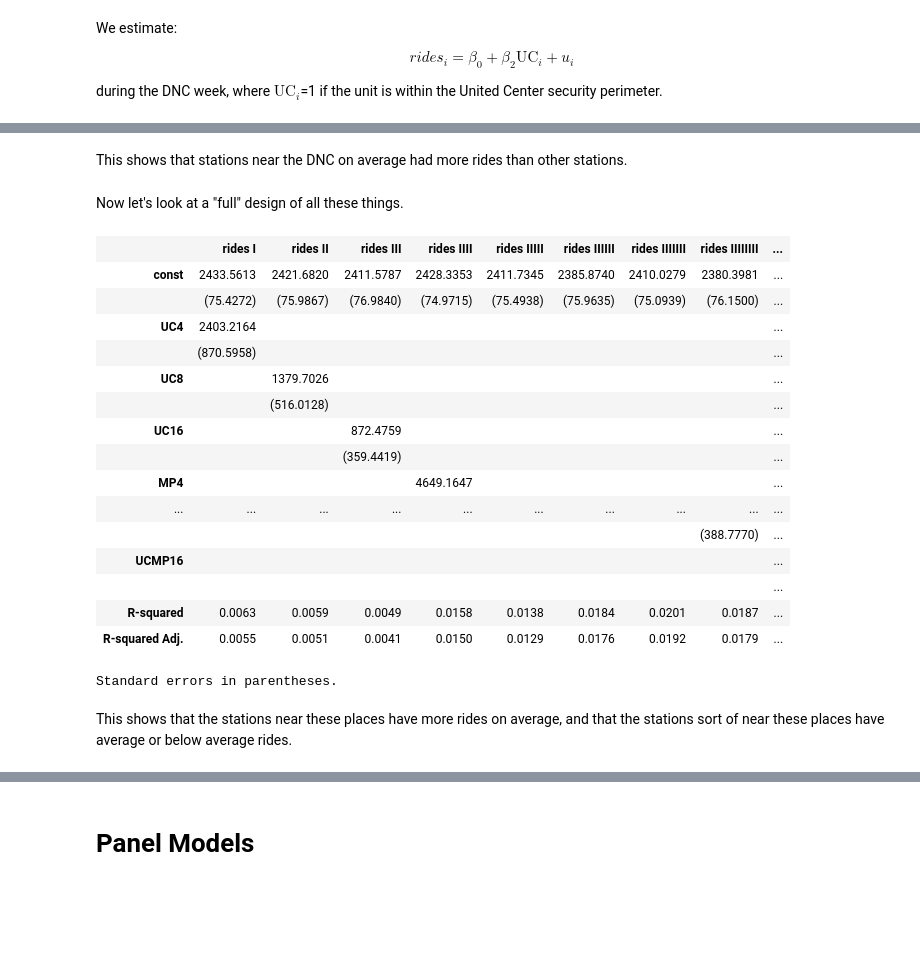
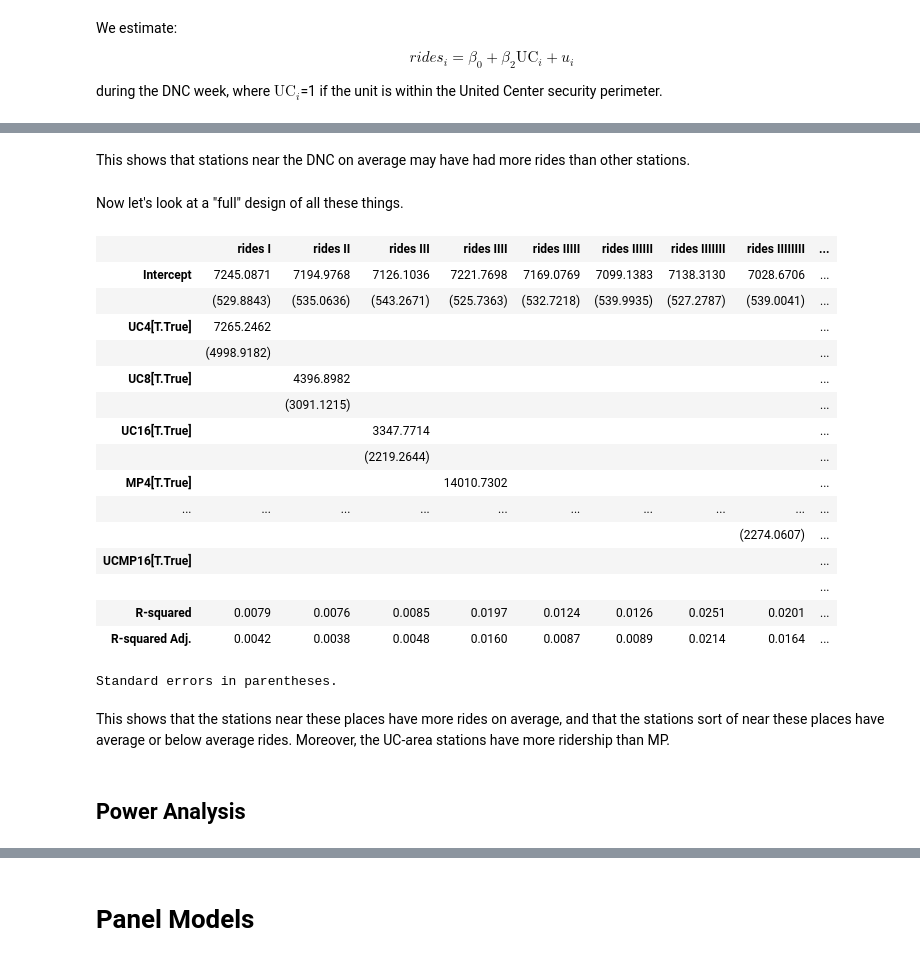
Before and after one commit to eric-mc2/DNCTransit, a Jupyter notebook: panel.ipynb, the cells around one changed output, grey strips where cells are left out. Drawn from its saved outputs; the diff is of its cells as text; code cells hidden in the pictures; blank space fills up the shorter version.

Commit message:
more modeling

```diff
--- a/panel.ipynb
+++ b/panel.ipynb
@@ -403,7 +419,7 @@ bus_stops = bus_stops.pipe(code_buffers, mp_building, "mp", [400,800,1600])
 # %%
 # We only have ridership by bus route, not bus stop, so to aggregate stops to routes,
 # we'll compute the mean number of stops within the buffer per route.
-buffer_cols = ['uc_400','uc_800','uc_1600','mp_400','mp_800','mp_1600']
+buffer_cols = ['uc_400','uc_800','uc_1600','mp_400','mp_800','mp_1600','airport']
 bus_stops_uc = bus_stops.groupby('route',as_index=False)[buffer_cols].mean()
 bus_routes = bus_routes.merge(bus_stops_uc, how='left')
 # %% [markdown]
@@ -421,0 +427,11 @@ transit_panel['uid'] = transit_panel['transit'].str.cat(transit_panel['id'].asty
+# %%
+def combine_panels(bus=None, train=None, bike=None):
+    if bus is not None:
+        bus = bus.rename(columns={'route':'id'}).assign(transit='bus', tid="bus_"+bus['route'].astype(str))
+    if train is not None:
+        train = train.rename(columns={'map_id':'id'}).assign(transit='train', tid="train_"+train['map_id'].astype(str))
+    if bike is not None:
+        bike = bike.rename(columns={'station_id':'id'}).assign(transit='bike', tid="bike_"+bike['station_id'].astype(str))
+    panel = pd.concat(filter(lambda x: x is not None and not x.empty, [bus,train,bike]), ignore_index=True, join='inner')
+    panel = panel.drop(columns=['geometry'])
+    return panel
@@ -470,6 +487,7 @@ Note now we have an error term because we are allowing variation across units.
 def get_rides_panel(ctl_start, ctl_end, trt_start, trt_end):
     where_date = f"""(('{trt_start}' <= date) AND (date <= '{trt_end}'))
                 OR (('{ctl_start}' <= date) AND (date <= '{ctl_end}'))"""
+
     train_rides = soda_get_all(L_RIDERSHIP_TABLE,
                             select="station_id,date,daytype,rides",
                             where=where_date) \
@@ -480,16 +498,15 @@ def get_rides_panel(ctl_start, ctl_end, trt_start, trt_end):
                             where=where_date) \
                 .merge(bus_routes, on='route')
 
-    # bike_rides = s3_bike_trips(CONTROL_START.year,
+    # bike_rides = s3_bike_trips(control_start.year,
     #                         datetime.strptime(DNC_END, YMD).year) \
     #             .pipe(agg_bike_trips)
 
     # TODO! Add bike rides
     # bike_rides = bike_rides.merge(bike_stations, on='station_id')
-    rides = pd.concat([bus_rides, train_rides], ignore_index=True, join='inner')
-    rides = rides.drop(columns=['daytype','geometry'])
 
+    rides = combine_panels(bus_rides, train_rides, None)
     rides['DNC'] = (trt_start <= rides['date']) & (rides['date'] <= trt_end)
     return rides
 # %%
-rides = get_rides_panel(CONTROL_START_ISO, CONTROL_END_ISO, DNC_START_ISO, DNC_END_ISO)
+rides = get_rides_panel(control_start_iso, control_end_iso, DNC_START_ISO, DNC_END_ISO)
@@ -559,5 +573,5 @@ Covariance Type:            nonrobust
 Notes:
 [1] Standard Errors assume that the covariance matrix of the errors is correctly specified.
 # %% [markdown]
-This shows that stations near the DNC on average had more rides than other stations.
+This shows that stations near the DNC on average may have had more rides than other stations.
 # %%
@@ -568,46 +582,54 @@ Now let's look at a "full" design of all these things.
 # %%
 rides['UC4'] = (rides['uc_400'] > 0)
 rides['UC8'] = (rides['uc_800'] > 0)
 rides['UC16'] = (rides['uc_1600'] > 0)
 rides['MP4'] = (rides['mp_400'] > 0)
 rides['MP8'] = (rides['mp_800'] > 0)
 rides['MP16'] = (rides['mp_1600'] > 0)
 rides['UCMP4'] = (rides['uc_400'] > 0) | (rides['mp_400'] > 0)
 rides['UCMP8'] = (rides['uc_800'] > 0) | (rides['mp_800'] > 0)
 rides['UCMP16'] = (rides['uc_1600'] > 0) | (rides['mp_1600'] > 0)
 
-naive_uc4 = sm.OLS.from_formula("rides ~ UC4", rides, subset=rides['DNC']).fit()
-naive_uc8 = sm.OLS.from_formula("rides ~ UC8", rides, subset=rides['DNC']).fit()
-naive_uc16 = sm.OLS.from_formula("rides ~ UC16", rides, subset=rides['DNC']).fit()
-naive_mp4 = sm.OLS.from_formula("rides ~ MP4", rides, subset=rides['DNC']).fit()
-naive_mp8 = sm.OLS.from_formula("rides ~ MP8", rides, subset=rides['DNC']).fit()
-naive_mp16 = sm.OLS.from_formula("rides ~ MP16", rides, subset=rides['DNC']).fit()
-naive_ucmp4 = sm.OLS.from_formula("rides ~ UCMP4", rides, subset=rides['DNC']).fit()
-naive_ucmp8 = sm.OLS.from_formula("rides ~ UCMP8", rides, subset=rides['DNC']).fit()
-naive_ucmp16 = sm.OLS.from_formula("rides ~ UCMP16", rides, subset=rides['DNC']).fit()
+# TODO! We are pooling daily observations into before and after time periods.
+# I'd assumed the unaccounted for daily variation would be a problem, but
+# aggregating it away ends up increasing our standard errors.
+uc_cols = rides.filter(regex="UC|MP").columns
+model_data = rides[rides['DNC']].groupby(['tid'] + list(uc_cols), as_index=False)['rides'].sum()
+naive_uc4 = sm.OLS.from_formula("rides ~ UC4", model_data).fit()
+naive_uc8 = sm.OLS.from_formula("rides ~ UC8", model_data).fit()
+naive_uc16 = sm.OLS.from_formula("rides ~ UC16", model_data).fit()
+naive_mp4 = sm.OLS.from_formula("rides ~ MP4", model_data).fit()
+naive_mp8 = sm.OLS.from_formula("rides ~ MP8", model_data).fit()
+naive_mp16 = sm.OLS.from_formula("rides ~ MP16", model_data).fit()
+naive_ucmp4 = sm.OLS.from_formula("rides ~ UCMP4", model_data).fit()
+naive_ucmp8 = sm.OLS.from_formula("rides ~ UCMP8", model_data).fit()
+naive_ucmp16 = sm.OLS.from_formula("rides ~ UCMP16", model_data).fit()
 
 from statsmodels.iolib.summary2 import summary_col
 summary_col([naive_uc4,naive_uc8,naive_uc16,
              naive_mp4,naive_mp8,naive_mp16,
              naive_ucmp4,naive_ucmp8,naive_ucmp16])
 # %% [output]
 |  | rides I | rides II | rides III | rides IIII | rides IIIII | rides IIIIII | rides IIIIIII | rides IIIIIIII | ... |
-| const | 2433.5613 | 2421.6820 | 2411.5787 | 2428.3353 | 2411.7345 | 2385.8740 | 2410.0279 | 2380.3981 | ... |
-|  | (75.4272) | (75.9867) | (76.9840) | (74.9715) | (75.4938) | (75.9635) | (75.0939) | (76.1500) | ... |
-| UC4 | 2403.2164 |  |  |  |  |  |  |  | ... |
-|  | (870.5958) |  |  |  |  |  |  |  | ... |
-| UC8 |  | 1379.7026 |  |  |  |  |  |  | ... |
-|  |  | (516.0128) |  |  |  |  |  |  | ... |
-| UC16 |  |  | 872.4759 |  |  |  |  |  | ... |
-|  |  |  | (359.4419) |  |  |  |  |  | ... |
-| MP4 |  |  |  | 4649.1647 |  |  |  |  | ... |
+| Intercept | 7245.0871 | 7194.9768 | 7126.1036 | 7221.7698 | 7169.0769 | 7099.1383 | 7138.3130 | 7028.6706 | ... |
+|  | (529.8843) | (535.0636) | (543.2671) | (525.7363) | (532.7218) | (539.9935) | (527.2787) | (539.0041) | ... |
+| UC4[T.True] | 7265.2462 |  |  |  |  |  |  |  | ... |
+|  | (4998.9182) |  |  |  |  |  |  |  | ... |
+| UC8[T.True] |  | 4396.8982 |  |  |  |  |  |  | ... |
+|  |  | (3091.1215) |  |  |  |  |  |  | ... |
+| UC16[T.True] |  |  | 3347.7714 |  |  |  |  |  | ... |
+|  |  |  | (2219.2644) |  |  |  |  |  | ... |
+| MP4[T.True] |  |  |  | 14010.7302 |  |  |  |  | ... |
 | ... | ... | ... | ... | ... | ... | ... | ... | ... | ... |
-|  |  |  |  |  |  |  |  | (388.7770) | ... |
-| UCMP16 |  |  |  |  |  |  |  |  | ... |
+|  |  |  |  |  |  |  |  | (2274.0607) | ... |
+| UCMP16[T.True] |  |  |  |  |  |  |  |  | ... |
 |  |  |  |  |  |  |  |  |  | ... |
-| R-squared | 0.0063 | 0.0059 | 0.0049 | 0.0158 | 0.0138 | 0.0184 | 0.0201 | 0.0187 | ... |
-| R-squared Adj. | 0.0055 | 0.0051 | 0.0041 | 0.0150 | 0.0129 | 0.0176 | 0.0192 | 0.0179 | ... |
+| R-squared | 0.0079 | 0.0076 | 0.0085 | 0.0197 | 0.0124 | 0.0126 | 0.0251 | 0.0201 | ... |
+| R-squared Adj. | 0.0042 | 0.0038 | 0.0048 | 0.0160 | 0.0087 | 0.0089 | 0.0214 | 0.0164 | ... |
 Standard errors in parentheses.
 # %% [markdown]
 This shows that the stations near these places have more rides on average,
 and that the stations sort of near these places have average or below average rides.
+Moreover, the UC-area stations have more ridership than MP.
+# %% [markdown]
+## Power Analysis
```
Also changed, not shown: parts of 59 cells of this notebook, 1 other file.
